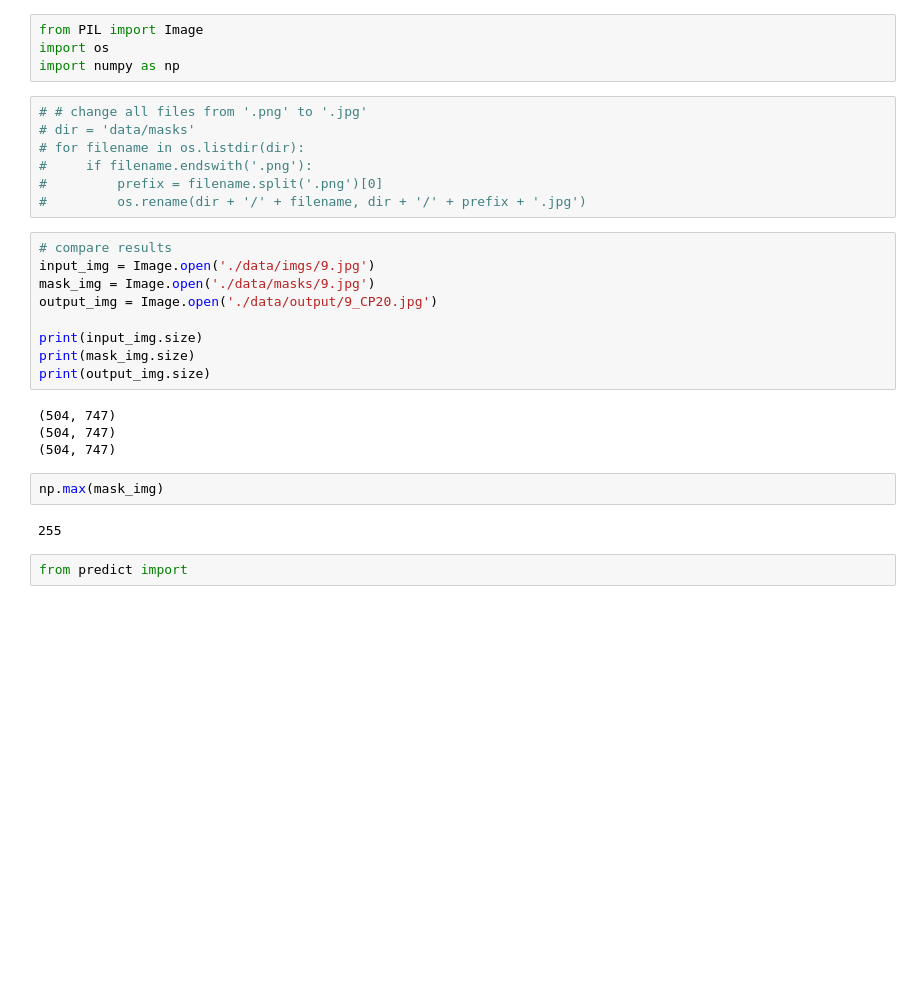
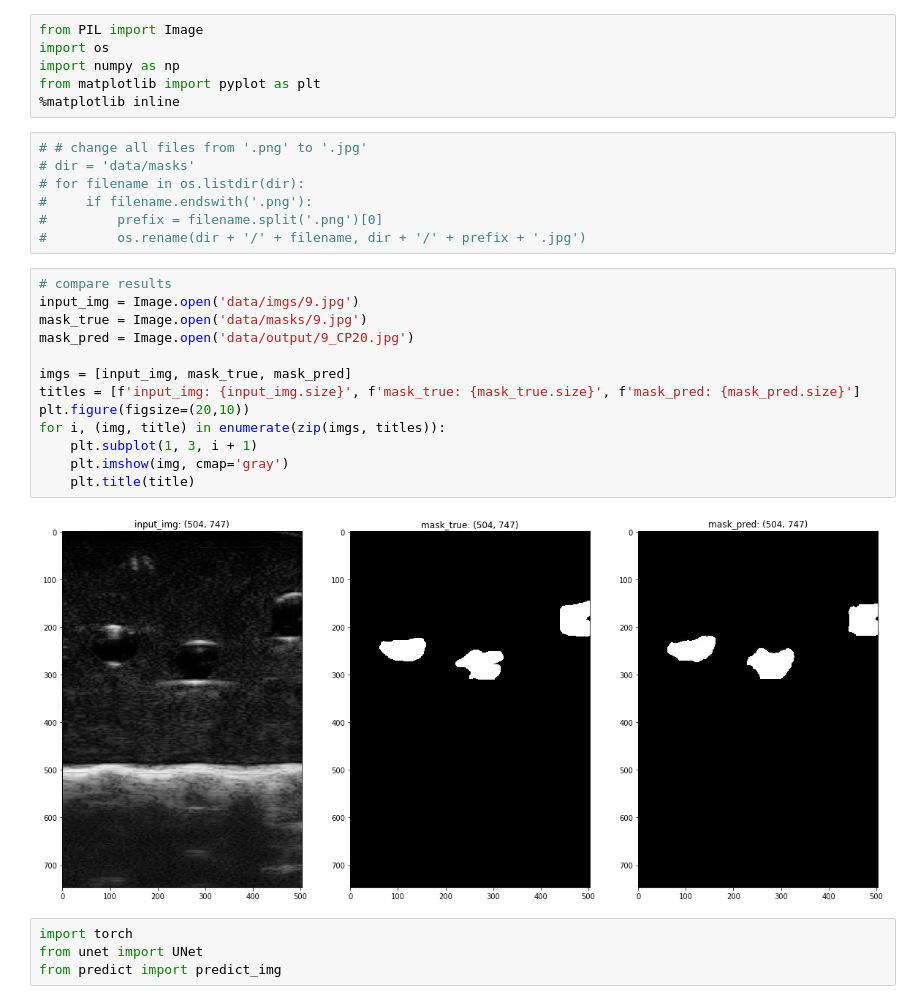
Before and after one commit to zhangjing1997/IV_Detection, a Jupyter notebook: playground.ipynb, the cells around one changed output. Saved outputs shown, nothing was run; the diff lists cells and outputs as text; blank space fills up the shorter version.

```diff
--- a/playground.ipynb
+++ b/playground.ipynb
@@ -2,6 +2,8 @@
 from PIL import Image
 import os
 import numpy as np
+from matplotlib import pyplot as plt
+%matplotlib inline
 # %%
 # # change all files from '.png' to '.jpg'
 # dir = 'data/masks'
@@ -11,20 +13,20 @@ import numpy as np
 #         os.rename(dir + '/' + filename, dir + '/' + prefix + '.jpg')
 # %%
 # compare results
-input_img = Image.open('./data/imgs/9.jpg')
-mask_img = Image.open('./data/masks/9.jpg')
-output_img = Image.open('./data/output/9_CP20.jpg')
+input_img = Image.open('data/imgs/9.jpg')
+mask_true = Image.open('data/masks/9.jpg')
+mask_pred = Image.open('data/output/9_CP20.jpg')
 
-print(input_img.size)
-print(mask_img.size)
-print(output_img.size)
+imgs = [input_img, mask_true, mask_pred]
+titles = [f'input_img: {input_img.size}', f'mask_true: {mask_true.size}', f'mask_pred: {mask_pred.size}']
+plt.figure(figsize=(20,10))
+for i, (img, title) in enumerate(zip(imgs, titles)):
+    plt.subplot(1, 3, i + 1)
+    plt.imshow(img, cmap='gray')
+    plt.title(title)
 # %% [output]
-(504, 747)
-(504, 747)
-(504, 747)
+[figure, added]
-# %%
-np.max(mask_img)
-# %% [output]
-255
-# %%
-from predict import
+# %%
+import torch
+from unet import UNet
+from predict import predict_img
```
Also changed, not shown: parts of 5 cells of this notebook, 3 other files.
